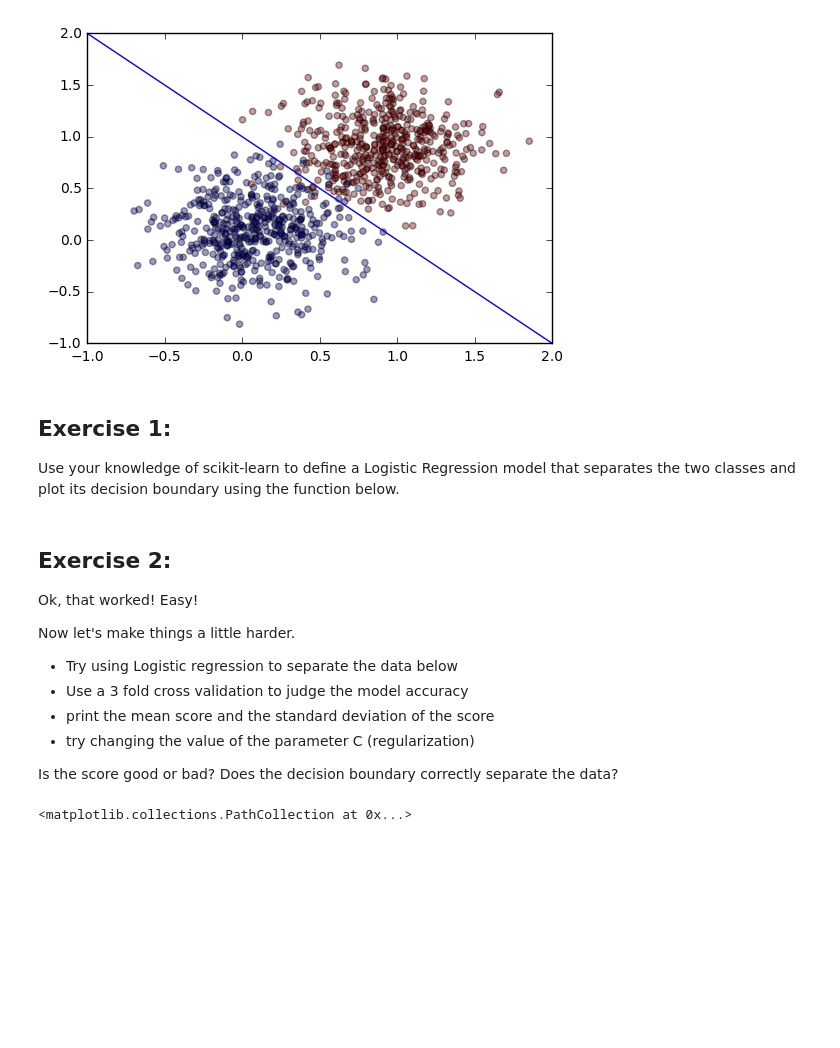
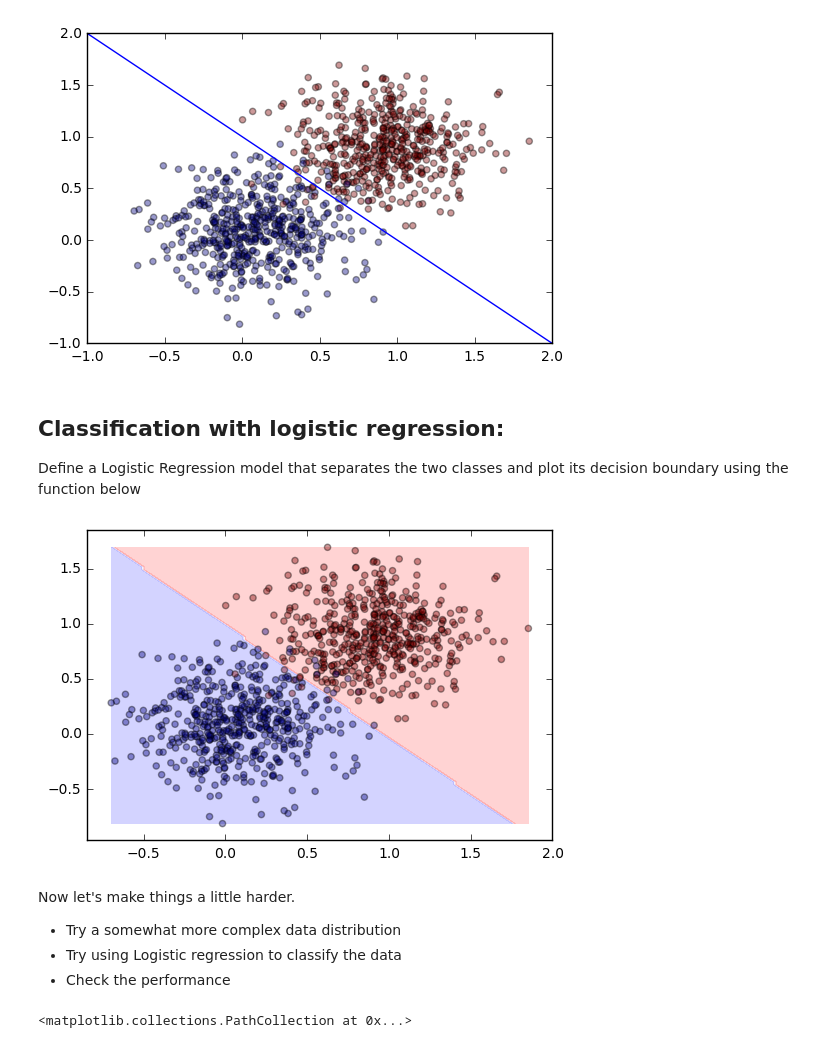
Before and after one commit to mzanetti79/ML-INFN, a Jupyter notebook: DL-INFN/0_Intro.ipynb, the cells around one changed output. Drawn from its saved outputs; the diff is of its cells as text; code cells hidden in the pictures; blank space fills up the shorter version.

```diff
--- a/DL-INFN/0_Intro.ipynb
+++ b/DL-INFN/0_Intro.ipynb
@@ -40,9 +40,9 @@ Labels:
 (-1, 2)
 [figure]
 # %% [markdown]
-## Exercise 1:
+## Classification with logistic regression:
 
-Use your knowledge of scikit-learn to define a Logistic Regression model that separates the two classes and plot its decision boundary using the function below.
+Define a Logistic Regression model that separates the two classes and plot its decision boundary using the function below
 # %%
 def plot_decision_boundary(model, X, y):
     X_max = X.max(axis=0)
@@ -57,18 +57,20 @@ def plot_decision_boundary(model, X, y):
     ax = plt.gca()
     ax.contourf(xx, yy, Z, cmap=plt.cm.bwr, alpha=0.2)
     ax.scatter(X[:,0], X[:,1], c=y, alpha=0.4)
-# %% [markdown]
-## Exercise 2:
-Ok, that worked! Easy!
-
-Now let's make things a little harder.
-
-- Try using Logistic regression to separate the data below
-- Use a 3 fold cross validation to judge the model accuracy
-- print the mean score and the standard deviation of the score
-- try changing the value of the parameter C (regularization)
-
-Is the score good or bad? Does the decision boundary correctly separate the data?
+# %%
+from sklearn.linear_model import LogisticRegression
+
+model = LogisticRegression()
+model.fit(X, y)
+plot_decision_boundary(model, X, y)
+# %% [output]
+[figure, added]
+# %% [markdown]
+Now let's make things a little harder.
+
+- Try a somewhat more complex data distribution
+- Try using Logistic regression to classify the data
+- Check the performance
 # %%
 from sklearn.datasets import make_circles
 
```
Also changed, not shown: parts of 6 cells of this notebook, 23 other files.
